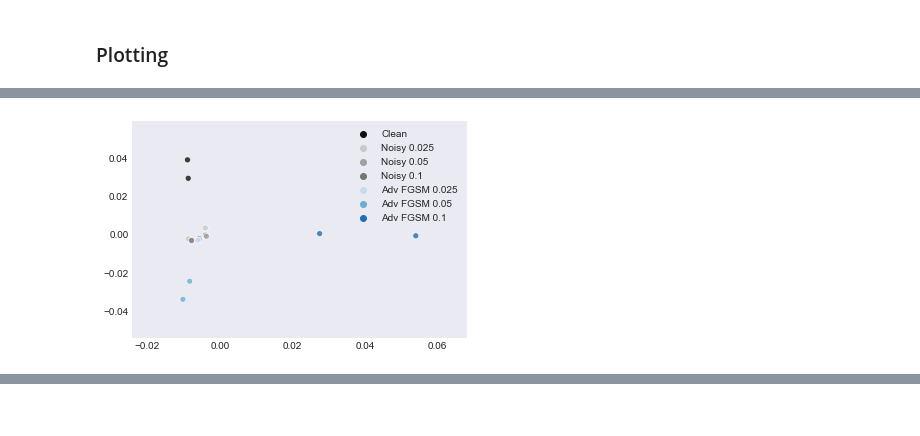
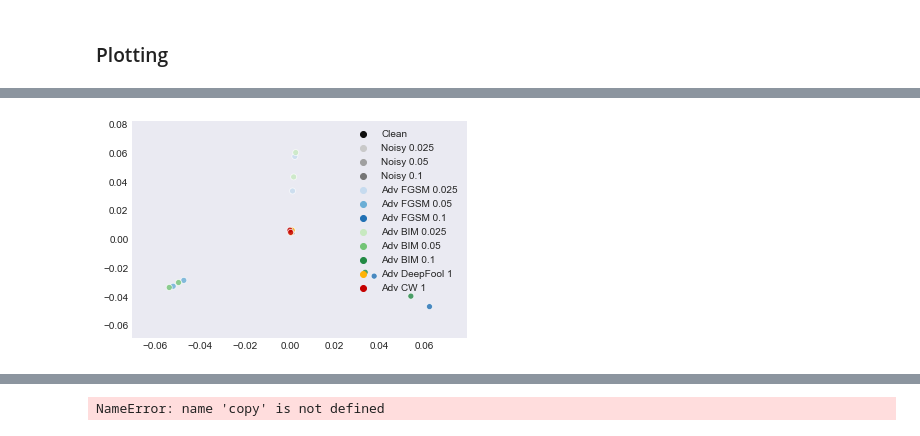
Before and after one commit to MGoibert/TDA_for_adv_robustness, a Jupyter notebook: notebooks/visualization_kernel_pca.ipynb, the cells around one changed output, grey strips where cells are left out. Saved outputs shown, nothing was run; the diff lists cells and outputs as text; code cells hidden in the pictures.

```diff
--- a/notebooks/visualization_kernel_pca.ipynb
+++ b/notebooks/visualization_kernel_pca.ipynb
@@ -110,15 +106,16 @@ le = len(all_epsilons)
 if config.attack_type == "FGSM":
     pal = sns.color_palette(["#0F0F0F", "#C9C9C9", "#A0A0A0", "#757575"] + sns.color_palette("Blues", le))
 elif config.attack_type == "BIM":
-    pal = sns.color_palette(["#0F0F0F", "#A0A0A0"] + sns.color_palette("Greens", le))
+    pal = sns.color_palette(["#0F0F0F", "#C9C9C9", "#A0A0A0", "#757575"] + sns.color_palette("Greens", le))
 elif config.attack_type == "DeepFool":
-    pal = sns.color_palette(["#0F0F0F", "#A0A0A0", "#FEB307"])
+    pal = sns.color_palette(["#0F0F0F", "#C9C9C9", "#A0A0A0", "#757575", "#FEB307"])
 elif config.attack_type == "CW":
-    pal = sns.color_palette(["#0F0F0F", "#A0A0A0", "#C50000"])
+    pal = sns.color_palette(["#0F0F0F", "#C9C9C9", "#A0A0A0", "#757575", "#C50000"])
 else:
-    pal = sns.color_palette(["#0F0F0F", "#A0A0A0"] + sns.color_palette("Blues", le) + sns.color_palette("Greens", le) + ["#FEB307"] + ["#C50000"])
+    pal = sns.color_palette(["#0F0F0F", "#C9C9C9", "#A0A0A0", "#757575"] + sns.color_palette("Blues", le) + sns.color_palette("Greens", le) + ["#FEB307"] + ["#C50000"])
 # %%
-p = sns.scatterplot(x=[500*item[0] for item in transform_input], y=[500*item[1] for item in transform_input],
+logger.info(f"Plotting figure...")
+p = sns.scatterplot(x=[1000*item[0] for item in transform_input], y=[1000*item[1] for item in transform_input],
     hue=labels, palette=pal, alpha=0.8)
 #plt.savefig(filename, dpi=600)
 #plt.clf()
@@ -128 +126 @@ logger.info(f"Closing figure")
-[figure, old version]
+[figure, new version]
@@ -130,33 +128,41 @@ logger.info(f"Closing figure")
 # %%
+labs = len(clean_embeddings)*list(["Clean"]) #+ len(noisy_embeddings)*list(["Noisy"])
+for noise in all_noises:
+    labs += (len(noisy_embeddings)//len(all_noises))*list([f"Noisy {noise}"])
+
 if config.attack_type == "All":
     for att in ["FGSM", "BIM", "DeepFool", "CW"]:
-        clean_noisy_end = 2*config.dataset_size
-        labels2 = len(clean_embeddings)*list(["Clean"]) + len(noisy_embeddings)*list(["Noisy"])
+        clean_noisy_end = len(clean_embeddings) + len(noisy_embeddings)
         filename2 = directory + f"/{config.attack_type}_viz_{att}.png"
         if att == "FGSM":
             fgsm_end = clean_noisy_end + len(adv_embeddings[att])*config.dataset_size
             other_transform_input = transform_input[0:fgsm_end]
-            pal2 = sns.color_palette(["#0F0F0F", "#A0A0A0"] + sns.color_palette("Blues", le))
+            pal2 = sns.color_palette(["#0F0F0F", "#C9C9C9", "#A0A0A0", "#757575"] + sns.color_palette("Blues", le))
+            labels2 = copy.deepcopy(labs)
             for epsilon in all_epsilons:
                 labels2 += len(adv_embeddings[att][epsilon])*list([f"Adv {att} {epsilon}"])
         elif att == "BIM":
             bim_end = fgsm_end + len(adv_embeddings[att])*config.dataset_size
             other_transform_input = list(transform_input[:clean_noisy_end]) + list(transform_input[fgsm_end:bim_end])
-            pal2 = sns.color_palette(["#0F0F0F", "#A0A0A0"] + sns.color_palette("Greens", le))
+            pal2 = sns.color_palette(["#0F0F0F", "#C9C9C9", "#A0A0A0", "#757575"] + sns.color_palette("Greens", le))
+            labels2 = copy.deepcopy(labs)
             for epsilon in all_epsilons:
                 labels2 += len(adv_embeddings[att][epsilon])*list([f"Adv {att} {epsilon}"])
         elif att == "DeepFool":
             deepfool_end = bim_end + len(adv_embeddings[att])*config.dataset_size
             other_transform_input = list(transform_input[:clean_noisy_end]) + list(transform_input[bim_end:deepfool_end])
-            pal2 = sns.color_palette(["#0F0F0F", "#A0A0A0", "#FEB307"])
-            labels2 += len(adv_embeddings[att][1])*list([f"Adv {att} {1}"])
+            pal2 = sns.color_palette(["#0F0F0F", "#C9C9C9", "#A0A0A0", "#757575", "#FEB307"])
+            labels2 = copy.deepcopy(labs) + len(adv_embeddings[att][1])*list([f"Adv {att} {1}"])
         elif att == "CW":
             other_transform_input = list(transform_input[:clean_noisy_end]) + list(transform_input[deepfool_end:])
-            pal2 = sns.color_palette(["#0F0F0F", "#A0A0A0", "#C50000"])
-            labels2 += len(adv_embeddings[att][1])*list([f"Adv {att} {1}"])
-        p2 = sns.scatterplot(x=[item[0] for item in other_transform_input], y=[item[1] for item in other_transform_input],
+            pal2 = sns.color_palette(["#0F0F0F", "#C9C9C9", "#A0A0A0", "#757575", "#C50000"])
+            labels2 = copy.deepcopy(labs) + len(adv_embeddings[att][1])*list([f"Adv {att} {1}"])
+        logger.info(f"Plotting figure for all attacks...")
+        p2 = sns.scatterplot(x=[1000*item[0] for item in other_transform_input], y=[1000*item[1] for item in other_transform_input],
             hue=labels2, palette=pal2, alpha=0.8)
         #plt.savefig(filename2, dpi=600)
         #plt.clf()
         plt.show()
         logger.info(f"Closing figure")
+# %% [output]
+NameError: name 'copy' is not defined
```
Also changed, not shown: parts of 6 cells of this notebook.
